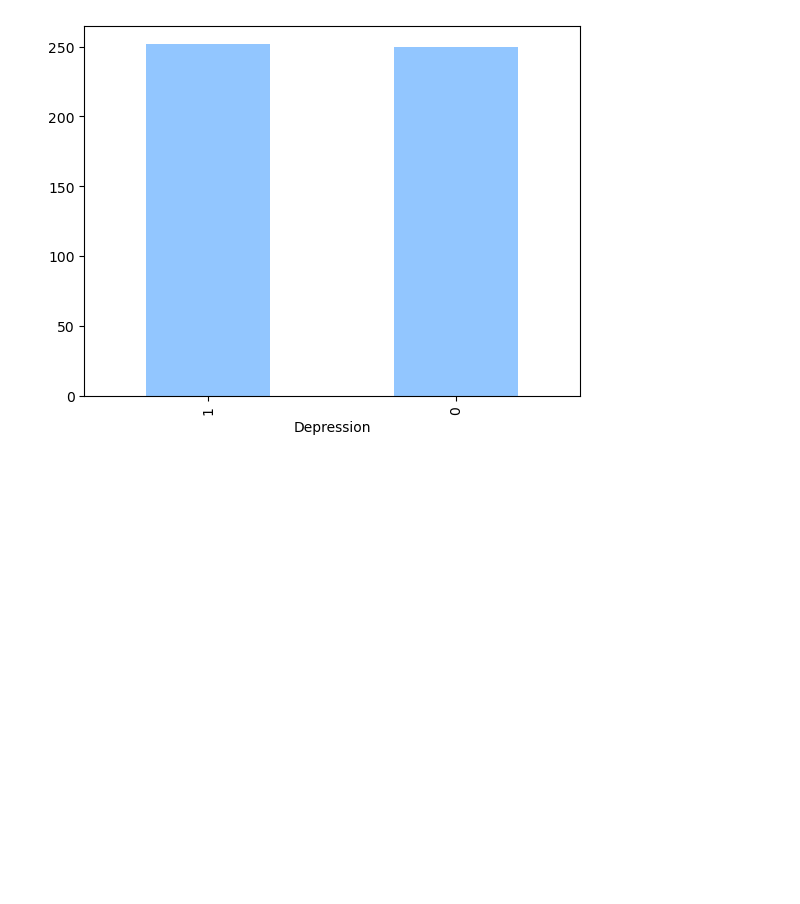
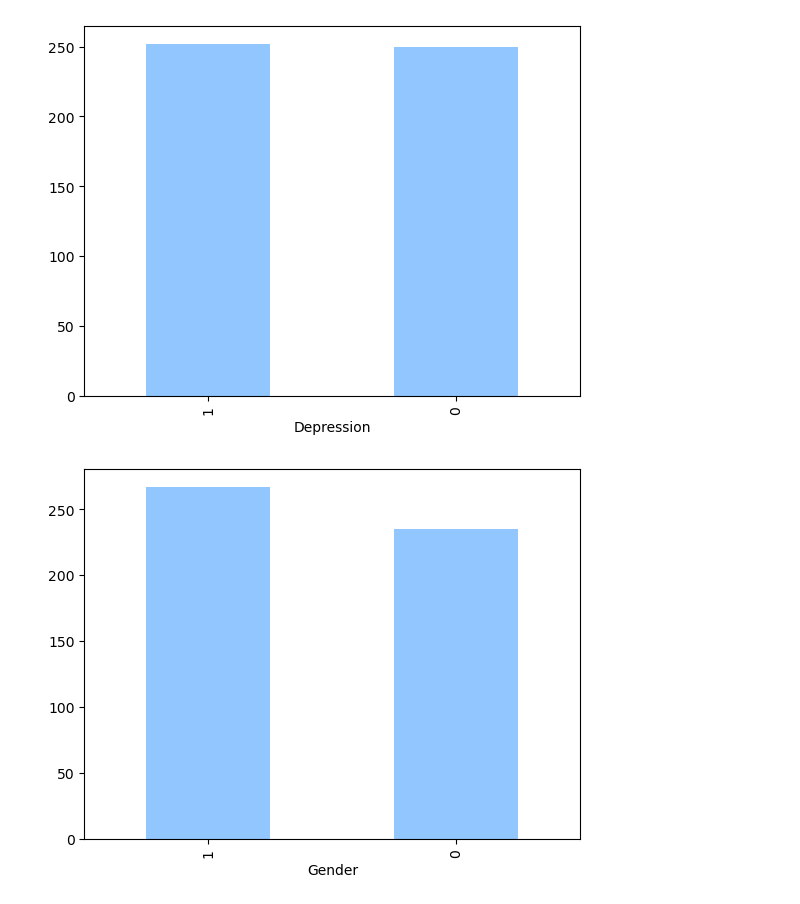
Before and after one commit to crissyro/kaggle_projects, a Jupyter notebook: notebooks/depression_student.ipynb, the cells around one changed output. Cells and saved outputs as stored; diff of their text form; code cells hidden in the pictures; blank space fills up the shorter version.

```diff
--- a/notebooks/depression_student.ipynb
+++ b/notebooks/depression_student.ipynb
@@ -145,3 +145,8 @@ df['Depression'] = df['Depression'].map({'Yes': 1, 'No': 0})
 df['Depression'].value_counts().plot(kind='bar');
 # %% [output]
 [figure]
+# %%
+df['Gender'] = df['Gender'].map({'Male': 1, 'Female': 0})
+df['Gender'].value_counts().plot(kind='bar');
+# %% [output]
+[figure, added]
```
Also changed, not shown: parts of 7 cells of this notebook.
